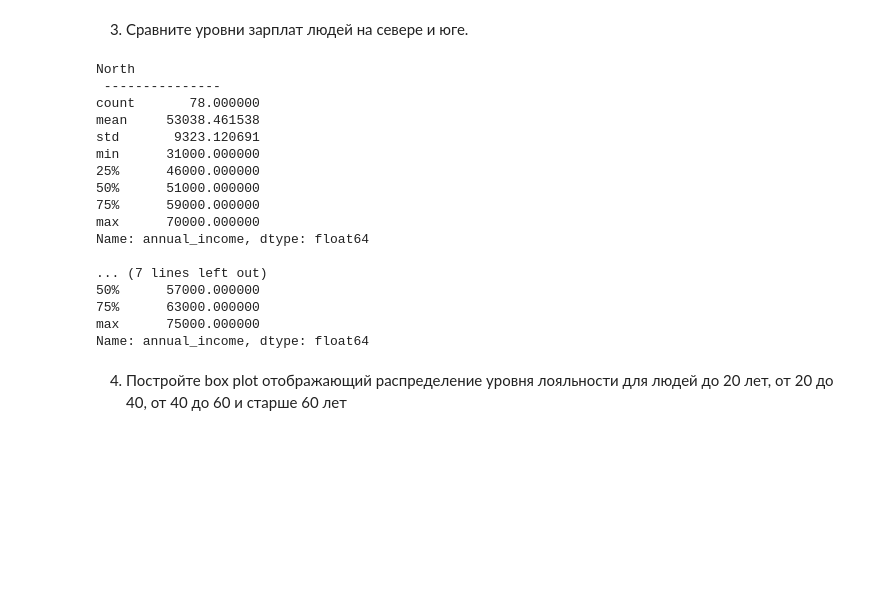
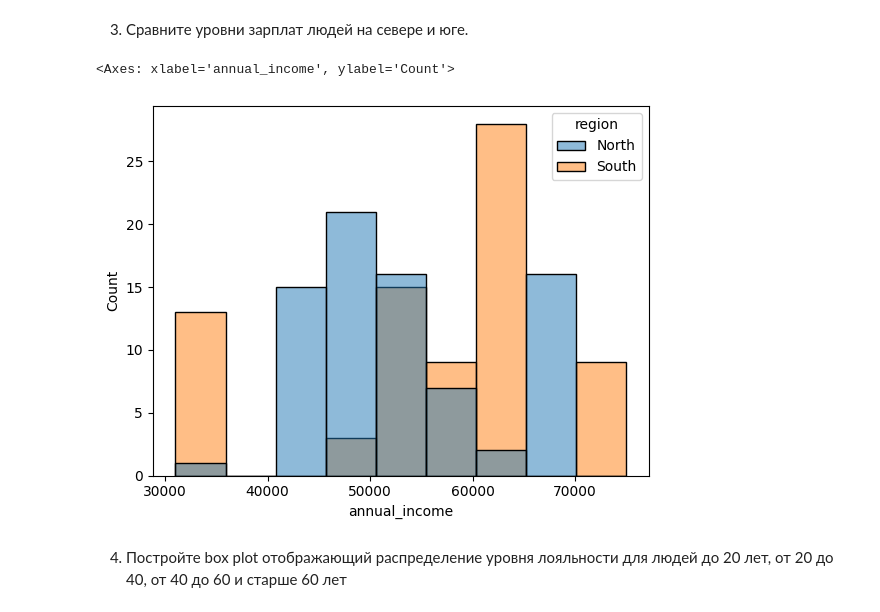
Before and after one commit to Timur-ux/ML-Labs, a Jupyter notebook: Lab 1/Lab1-2.ipynb, the cells around one changed output. Cells and saved outputs as stored; diff of their text form; code cells hidden in the pictures; blank space fills up the shorter version.

```diff
--- a/Lab 1/Lab1-2.ipynb
+++ b/Lab 1/Lab1-2.ipynb
@@ -374,26 +393,12 @@ sns.histplot(fees, x="annual_income")
 # %% [markdown]
 3. Сравните уровни зарплат людей на севере и юге.
 # %%
-print("North", df2[df2["region"] == "North"]["annual_income"].describe(), sep="\n --------------- \n")
-print("\nSouth", df2[df2["region"] == "South"]["annual_income"].describe(), sep="\n --------------- \n")
+fees = df2[(df2["region"] == "North") | (df2["region"] == "South")]
+
+sns.histplot(fees, x="annual_income", hue="region")
 # %% [output]
-North
- ---------------
-count       78.000000
-mean     53038.461538
-std       9323.120691
-min      31000.000000
-25%      46000.000000
-50%      51000.000000
-75%      59000.000000
-max      70000.000000
-Name: annual_income, dtype: float64
-
-... (7 lines left out)
-50%      57000.000000
-75%      63000.000000
-max      75000.000000
-Name: annual_income, dtype: float64
+<Axes: xlabel='annual_income', ylabel='Count'>
+[figure, added]
 # %% [markdown]
 4. Постройте box plot отображающий распределение уровня лояльности для людей до 20 лет, от 20 до 40, от 40 до 60 и старше 60 лет
 # %%
```
Also changed, not shown: parts of 3 cells of this notebook.
